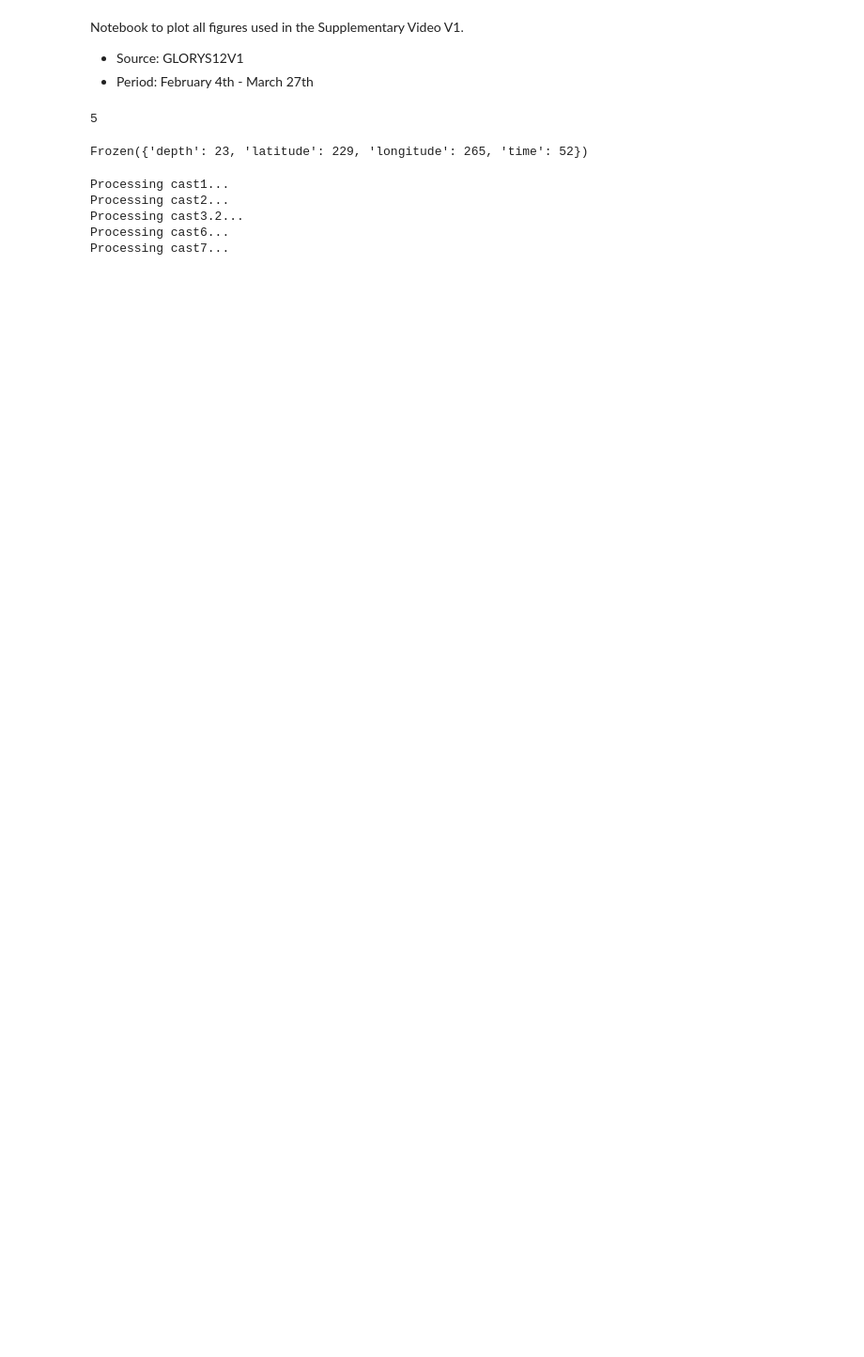
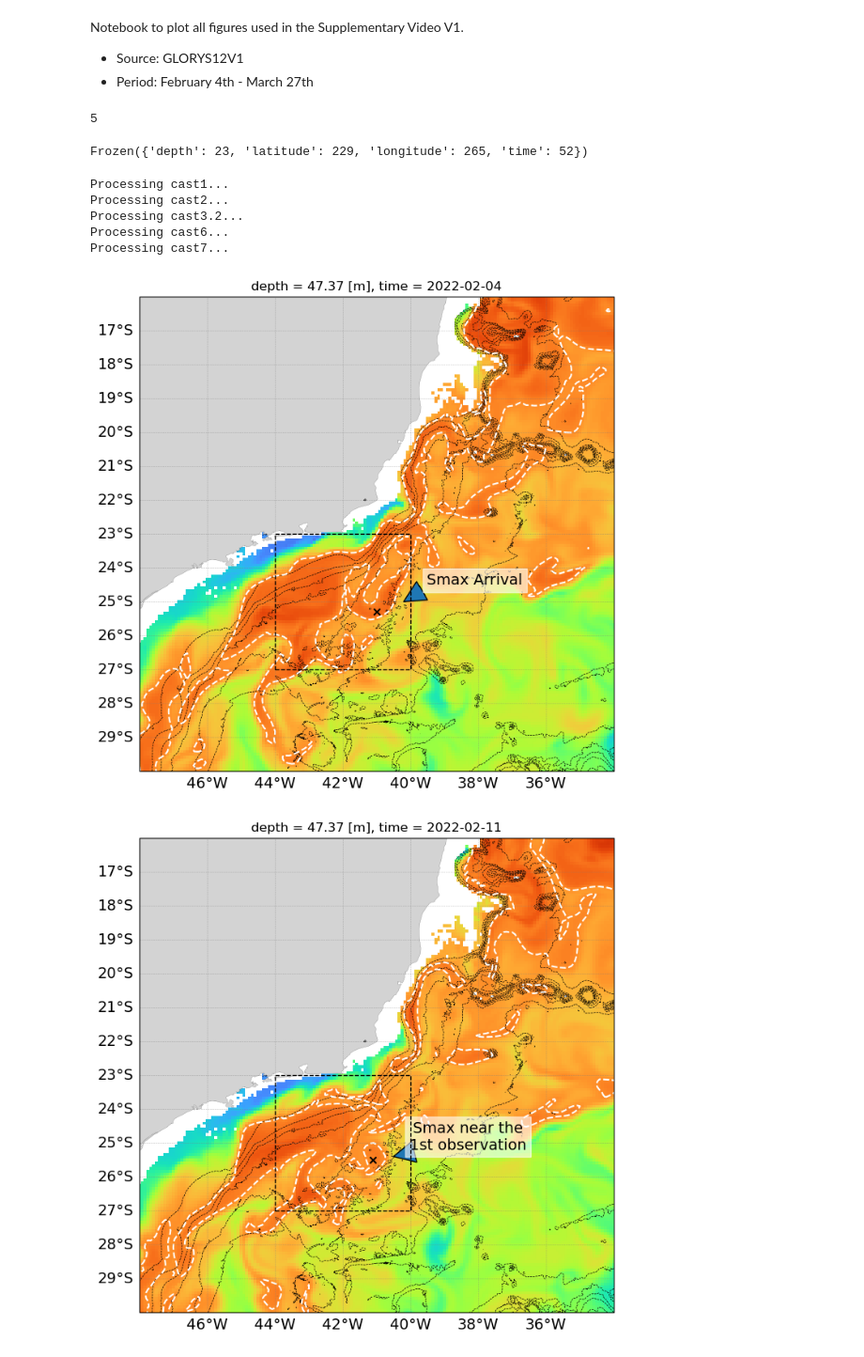
Before and after one commit to nilodna/smax_pathways, a Jupyter notebook: scripts/00_manuscript_V1.ipynb, the cells around one changed output. Shown at 94% size. Cells and saved outputs as stored; diff of their text form; code cells hidden in the pictures; blank space fills up the shorter version.

```diff
--- a/scripts/00_manuscript_V1.ipynb
+++ b/scripts/00_manuscript_V1.ipynb
@@ -244,0 +387,69 @@ for _,itime in tqdm(enumerate(range(dsall.dims['time'])[:plotHowMany])):
+# %%
+# INVESTIGATING WHICH LOCATIONS TO EXTRACT FOR THE GLORYS12V1 TRAIN PROFILE
+
+# locations for the glorys ts diagram
+locs_glorys = {
+    '2022-02-04': [-41, - 25.3], # OK
+    # '2022-02-13': [-41.8, -26], # REMOVER?
+    '2022-02-11': [-41.1, -25.5], # OK
+    '2022-02-22': [-41.3, -26.8], # ok
+    '2022-02-26': [-42.8, -26], # ok
+    '2022-03-12': [-43, -25.2], # ok
+    '2022-03-20': [-43.2, -24.5], # ok
+    '2022-03-27': [-43., -24.] # ok
+}
+
+vmin,vmax = 35,38
+
+quiver_kwargs = dict(scale=5, width=.0015, color='k', alpha=.5, angles='xy', scale_units='xy', add_guide=False)
+quiverkey=[-44., -20.5, 1, r'1 m$^3$ s$^{-1}$']
+quiverkey_kws=dict(labelpos='S', color='k', coordinates='data')
+
+for itime in locs_glorys.keys():
+    xloc,yloc = locs_glorys[itime]
+    ds = dsall.sel(time=itime)
+    ds2 = ds.coarsen(longitude=3, latitude=3, boundary='pad').mean()
+
+    spd = np.sqrt(ds2['uo']**2 + ds2['vo']**2)
+    ds2['uo'] = ds2['uo'] / spd
+    ds2['vo'] = ds2['vo'] / spd
+
+    datestr = pd.to_datetime(ds.time.values).strftime('%Y-%m-%d')
+
+    fig,axes = subplots_structure(1, 1, (12,8), 1)
+
+    ax = axes[0]
+    # ax = make_map(ax=ax, facecolor='lightgray', deltax=2, deltay=1)
+    ax = make_map(ax=ax, extent=zoomed_extent, facecolor='lightgray', deltax=2, deltay=1)
+    ax.set_extent(zoomed_extent)
+
+    # ax.plot(shelf['lon'], shelf['lat'], 'k--', lw=.5)
+    cr = bathy.depth.plot.contour(ax=ax,
+                             levels=[-200, -1000, -1500, -2000, -2500, -3000, -4000, -5000],
+                             colors=('k'), linewidths=(0.5), linestyles=('--'))
+
+    idz = np.argmin(np.abs(ds.depth.values - ref_depth))
+
+    pc = ds.so.isel(depth=idz).squeeze().plot.pcolormesh(ax=ax, cmap='turbo', vmin=vmin, vmax=vmax, add_colorbar=False)
+    cs = ds.so.isel(depth=idz).squeeze().plot.contour(ax=ax, levels=[37.2], colors=['w'], linestyles=['--'])
+
+    # draw rectangle over area of interest
+    axes[0].add_patch(patches.Rectangle((-44, -27), 4, 4, linewidth=1, edgecolor='k', ls='--', facecolor='none', zorder=20))
+
+    # checking squares to be plotted based on the date
+    if pd.to_datetime(ds.time.values).strftime('%Y%m%d') in dict_arrow.keys():
+        loc = dict_arrow[pd.to_datetime(ds.time.values).strftime('%Y%m%d')]
+
+        t = axes[0].annotate(loc[2],xy=loc[0], xytext=loc[1],
+                 arrowprops={"width": 10, "headwidth": 20, "headlength": 20},
+                 horizontalalignment="center", fontsize=14)
+        t.set_bbox(dict(facecolor='white', alpha=0.6, edgecolor='white'))
+
+    # add location where TSprofiles were extracted
+    if datetime.strptime(str(ds.time.values), '%Y-%m-%dT00:00:00.000000000').strftime('%Y-%m-%d') in locs_glorys.keys():
+        xloc,yloc = locs_glorys[datetime.strptime(str(ds.time.values), '%Y-%m-%dT00:00:00.000000000').strftime('%Y-%m-%d')]
+        ax.scatter(xloc,yloc, marker='x', c='k')
+        # axes[1].scatter(xloc,yloc, marker='x', c='k')
+# %% [output]
+[figure, added]
+[figure, added]
```
Also changed, not shown: parts of 8 cells of this notebook.
